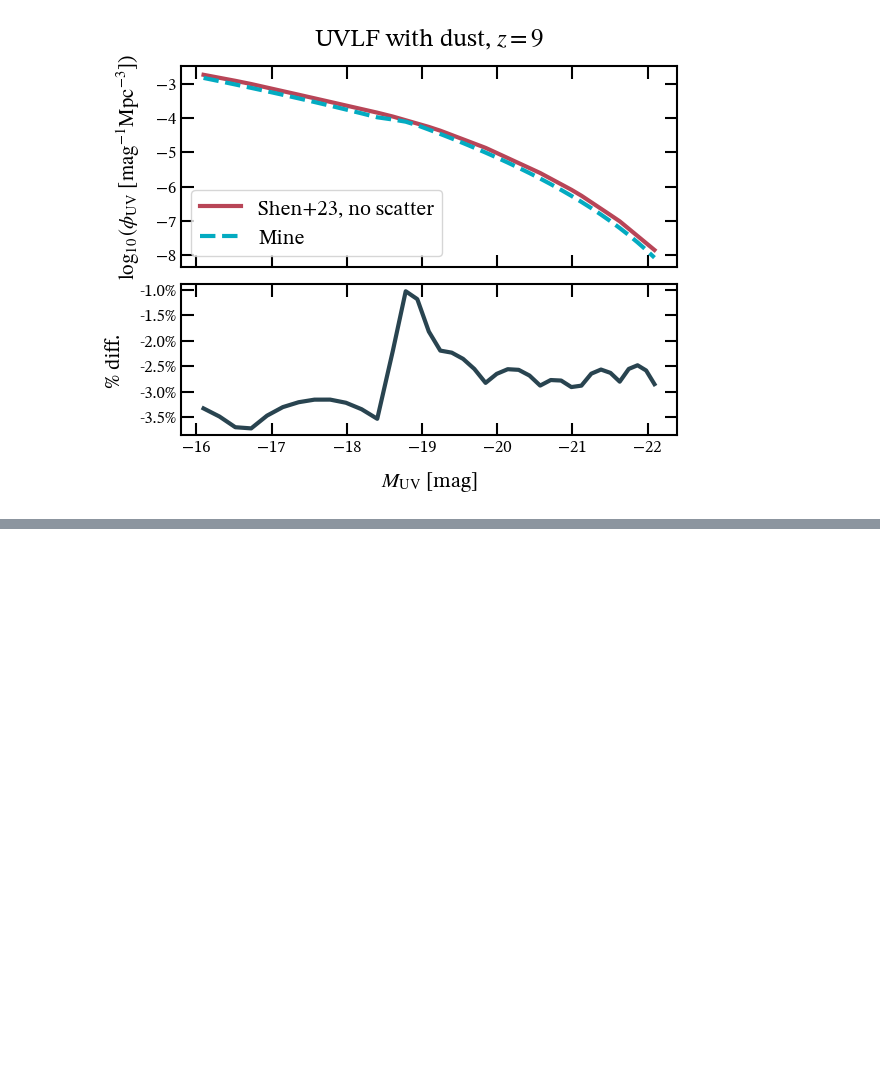
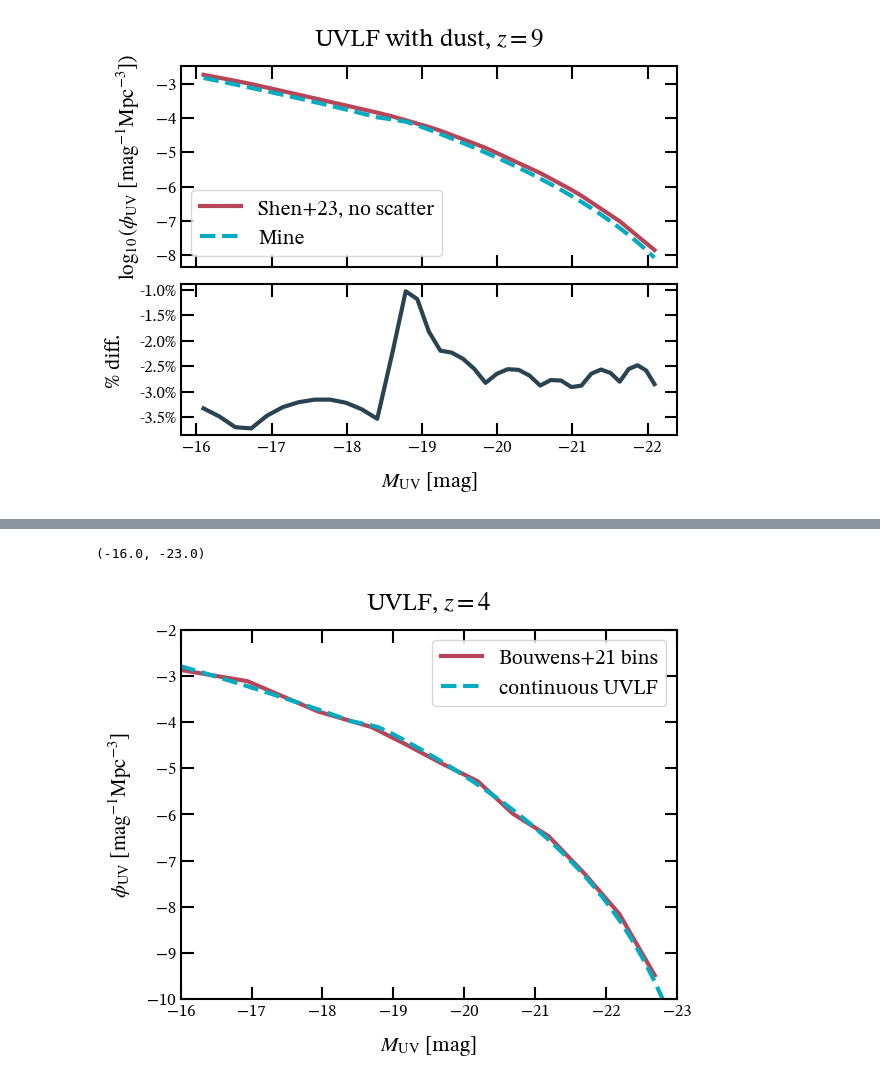
Before and after one commit to ebregou/modeling_stochasticity, a Jupyter notebook: notebooks/UVLF.ipynb, the cells around one changed output, grey strips where cells are left out. Saved outputs shown, nothing was run; the diff lists cells and outputs as text; code cells hidden in the pictures; blank space fills up the shorter version.

```diff
--- a/notebooks/UVLF.ipynb
+++ b/notebooks/UVLF.ipynb
@@ -383,0 +483,23 @@ fig = corner.corner(flat_samples, labels=labels)
+# %%
+my_UVLF = UVLF_MCMC(lowers, uppers, z=4)
+# M_UV_dust, fiducial_uvlf_dust were calculated earlier in the notebook.
+fiducial_binned = my_UVLF.binned_UVLF(M_UV_dust, 10**fiducial_uvlf_dust, BMUV[redshift_cut], MUV_width[redshift_cut]) # Fiducial is log(phi), so
+# we do 10** to account for this
+# %%
+# Validate that the binning works
+fig, ax = plt.subplots()
+ax.plot(BMUV[redshift_cut], np.log10(fiducial_binned), label = 'Bouwens+21 bins')
+ax.plot(M_UV_dust, fiducial_uvlf_dust, label = 'continuous UVLF', linestyle = '--')
+ax.invert_xaxis()
+
+ax.legend()
+ax.set_xlabel(r'$M_{\rm{UV}}$ [mag]')
+ax.set_ylabel(r'$\phi_{\rm{UV}}$ [$\rm{mag}^{-1} \rm{Mpc}^{-3}$]')
+ax.set_title(f'UVLF, $z = {4}$')
+ax.set_ylim(-10, -2)
+ax.set_xlim(-16, -23)
+
+#fig.savefig('/Users/eb35267/Desktop/figures/ongoing/MUV_bins.png', bbox_inches = 'tight')
+# %% [output]
+(-16.0, -23.0)
+[figure, added]
```
Also changed, not shown: parts of 53 cells of this notebook, 13 other files.
